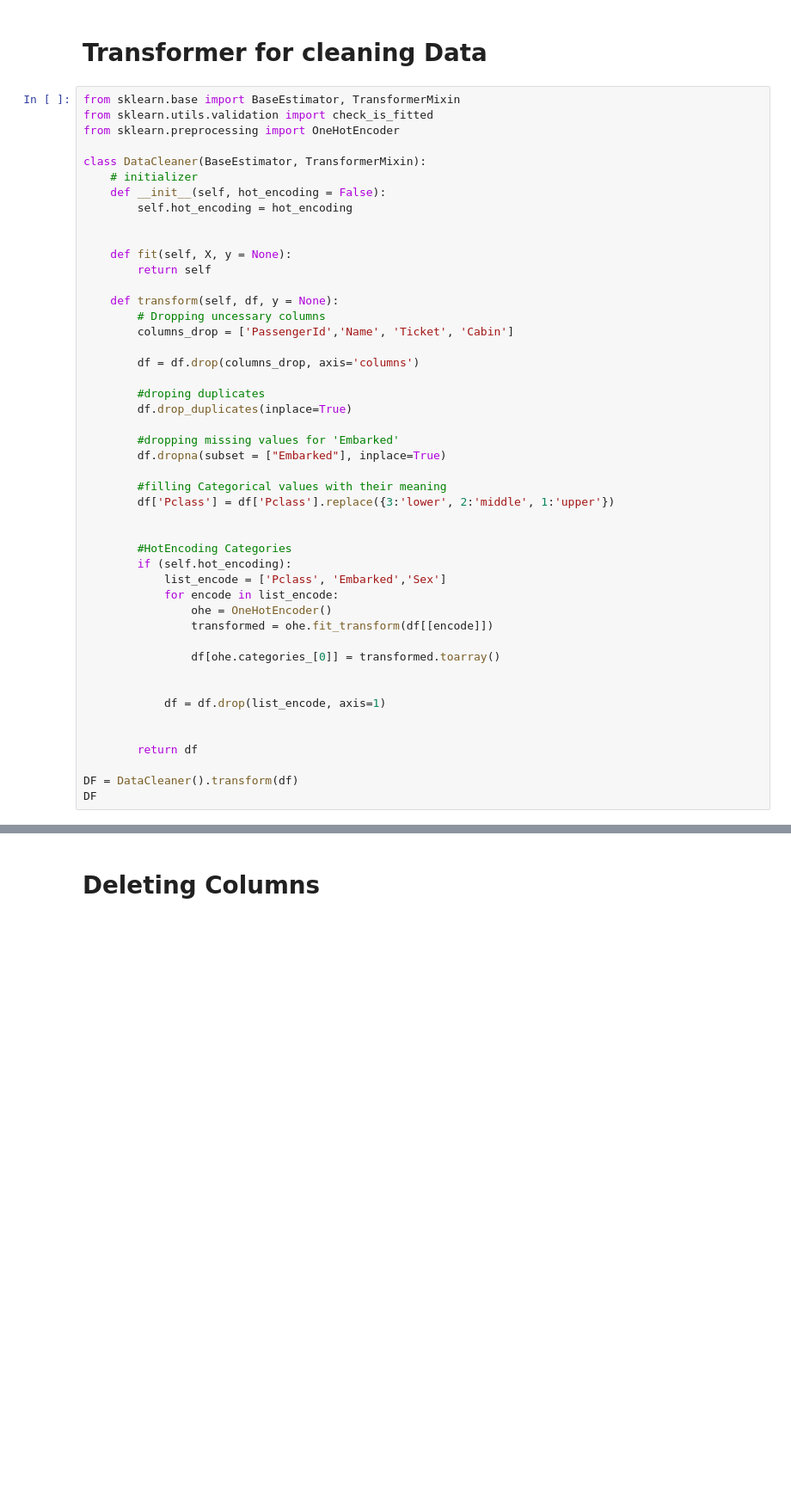
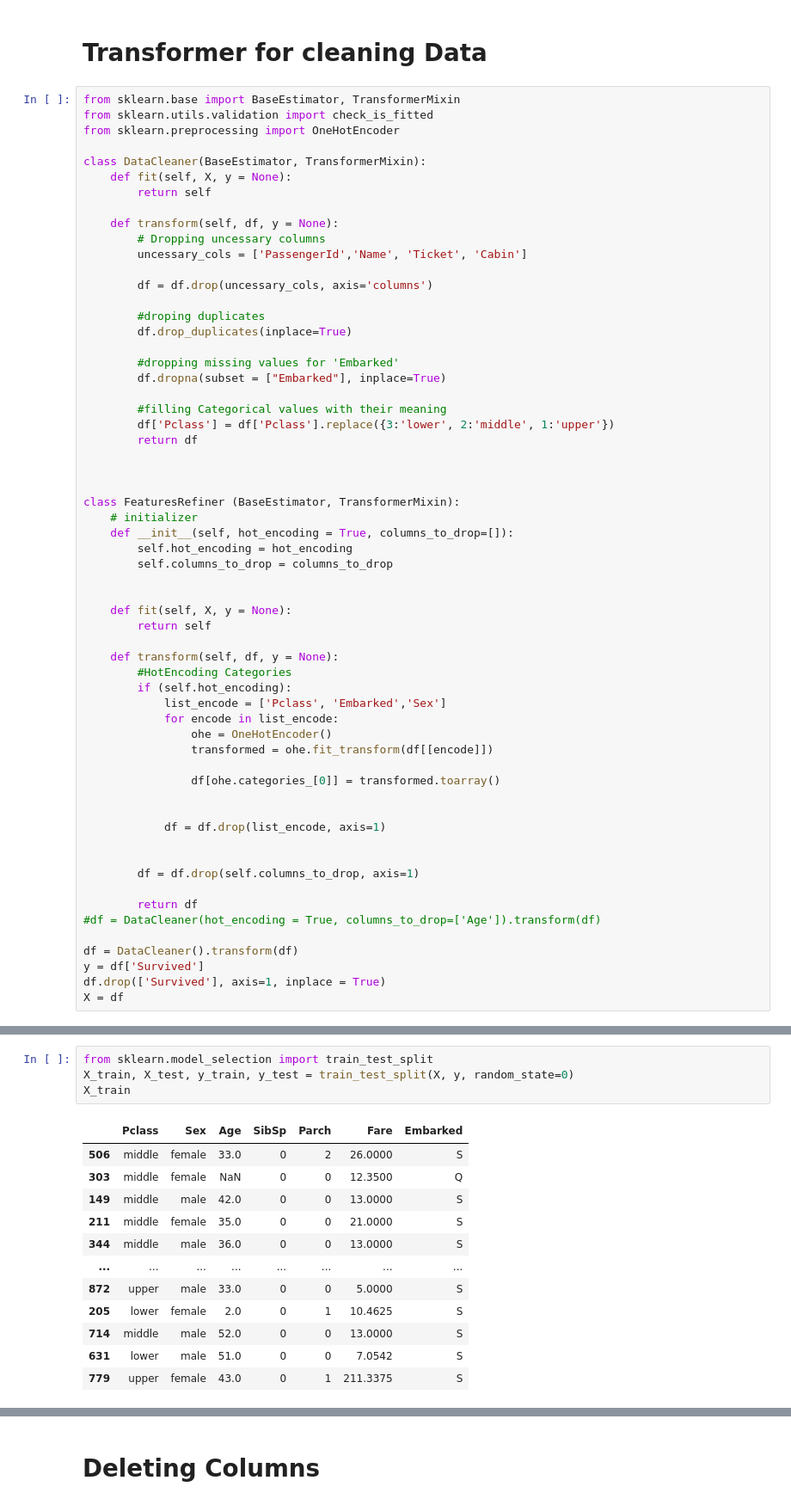
Before and after one commit to V1rex/100_ml_project, a Jupyter notebook: 010 - Titanic.ipynb, the cells around one changed output, grey strips where cells are left out. Shown at 86% size. Cells and saved outputs as stored; diff of their text form; blank space fills up the shorter version.

Commit message:
Project 005 implemented two custom transformers for data cleaning and feature selection

```diff
--- a/010 - Titanic.ipynb
+++ b/010 - Titanic.ipynb
@@ -208,19 +208,14 @@ from sklearn.utils.validation import check_is_fitted
 from sklearn.preprocessing import OneHotEncoder
 
 class DataCleaner(BaseEstimator, TransformerMixin):
-    # initializer
-    def __init__(self, hot_encoding = False):
-        self.hot_encoding = hot_encoding
-
-
     def fit(self, X, y = None):
         return self
 
     def transform(self, df, y = None):
         # Dropping uncessary columns
-        columns_drop = ['PassengerId','Name', 'Ticket', 'Cabin']
+        uncessary_cols = ['PassengerId','Name', 'Ticket', 'Cabin']
 
-        df = df.drop(columns_drop, axis='columns')
+        df = df.drop(uncessary_cols, axis='columns')
 
         #droping duplicates
         df.drop_duplicates(inplace=True)
@@ -230,8 +225,21 @@ class DataCleaner(BaseEstimator, TransformerMixin):
 
         #filling Categorical values with their meaning
         df['Pclass'] = df['Pclass'].replace({3:'lower', 2:'middle', 1:'upper'})
+        return df
 
 
+
+class FeaturesRefiner (BaseEstimator, TransformerMixin):
+    # initializer
+    def __init__(self, hot_encoding = True, columns_to_drop=[]):
+        self.hot_encoding = hot_encoding
+        self.columns_to_drop = columns_to_drop
+
+
+    def fit(self, X, y = None):
+        return self
+
+    def transform(self, df, y = None):
         #HotEncoding Categories
         if (self.hot_encoding):
             list_encode = ['Pclass', 'Embarked','Sex']
@@ -245,7 +253,12 @@ class DataCleaner(BaseEstimator, TransformerMixin):
             df = df.drop(list_encode, axis=1)
 
 
+        df = df.drop(self.columns_to_drop, axis=1)
+
         return df
+#df = DataCleaner(hot_encoding = True, columns_to_drop=['Age']).transform(df)
 
-DF = DataCleaner().transform(df)
-DF
+df = DataCleaner().transform(df)
+y = df['Survived']
+df.drop(['Survived'], axis=1, inplace = True)
+X = df
@@ -265,0 +265,17 @@ DF
+# %%
+from sklearn.model_selection import train_test_split
+X_train, X_test, y_train, y_test = train_test_split(X, y, random_state=0)
+X_train
+# %% [output]
+|  | Pclass | Sex | Age | SibSp | Parch | Fare | Embarked |
+| 506 | middle | female | 33.0 | 0 | 2 | 26.0000 | S |
+| 303 | middle | female | NaN | 0 | 0 | 12.3500 | Q |
+| 149 | middle | male | 42.0 | 0 | 0 | 13.0000 | S |
+| 211 | middle | female | 35.0 | 0 | 0 | 21.0000 | S |
+| 344 | middle | male | 36.0 | 0 | 0 | 13.0000 | S |
+| ... | ... | ... | ... | ... | ... | ... | ... |
+| 872 | upper | male | 33.0 | 0 | 0 | 5.0000 | S |
+| 205 | lower | female | 2.0 | 0 | 1 | 10.4625 | S |
+| 714 | middle | male | 52.0 | 0 | 0 | 13.0000 | S |
+| 631 | lower | male | 51.0 | 0 | 0 | 7.0542 | S |
+| 779 | upper | female | 43.0 | 0 | 1 | 211.3375 | S |
```
Also changed, not shown: parts of 20 cells of this notebook.
